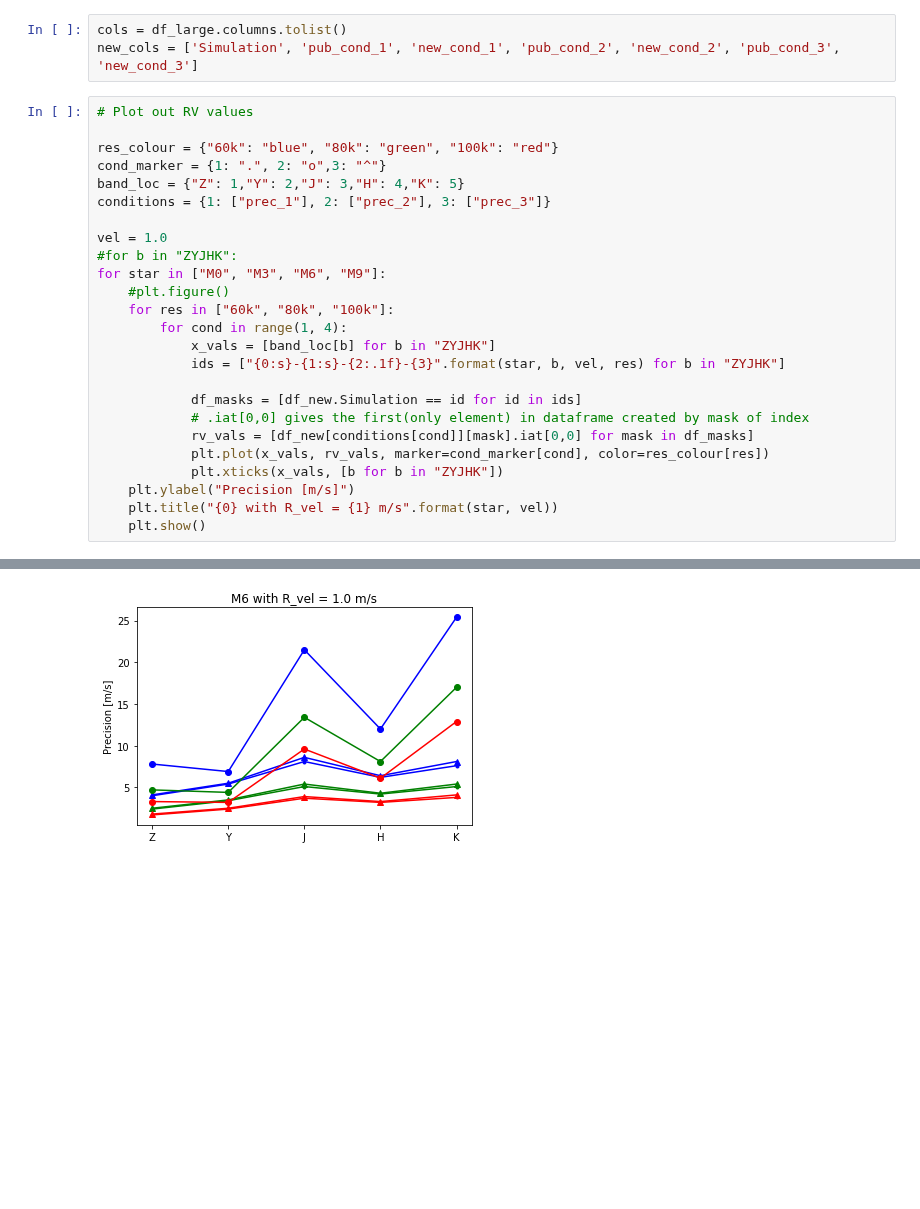
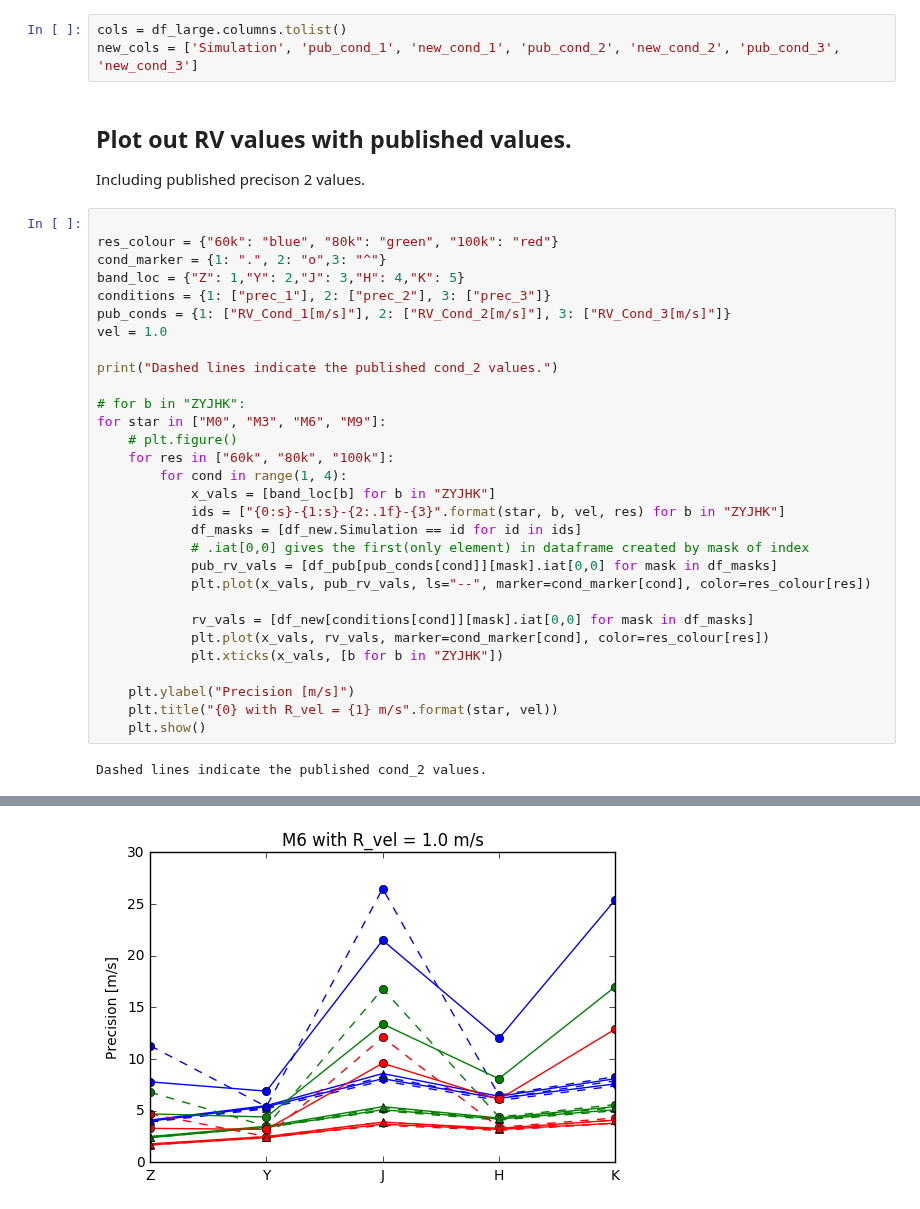
Before and after one commit to jason-neal/eniric, a Jupyter notebook: docs/Compare_precisions.ipynb, the cells around one changed output, grey strips where cells are left out. Drawn from its saved outputs; the diff is of its cells as text; blank space fills up the shorter version.

Commit message:
Add published lines.

```diff
--- a/docs/Compare_precisions.ipynb
+++ b/docs/Compare_precisions.ipynb
@@ -256,29 +256,38 @@ Simulations that have a large change in precision for condition 2.
 # %%
 cols = df_large.columns.tolist()
 new_cols = ['Simulation', 'pub_cond_1', 'new_cond_1', 'pub_cond_2', 'new_cond_2', 'pub_cond_3', 'new_cond_3']
+# %% [markdown]
+## Plot out RV values with published values.
+Including published precison 2 values.
 # %%
-# Plot out RV values
 
 res_colour = {"60k": "blue", "80k": "green", "100k": "red"}
 cond_marker = {1: ".", 2: "o",3: "^"}
 band_loc = {"Z": 1,"Y": 2,"J": 3,"H": 4,"K": 5}
 conditions = {1: ["prec_1"], 2: ["prec_2"], 3: ["prec_3"]}
+pub_conds = {1: ["RV_Cond_1[m/s]"], 2: ["RV_Cond_2[m/s]"], 3: ["RV_Cond_3[m/s]"]}
+vel = 1.0
 
-vel = 1.0
-#for b in "ZYJHK":
+print("Dashed lines indicate the published cond_2 values.")
+
+# for b in "ZYJHK":
 for star in ["M0", "M3", "M6", "M9"]:
-    #plt.figure()
+    # plt.figure()
     for res in ["60k", "80k", "100k"]:
         for cond in range(1, 4):
             x_vals = [band_loc[b] for b in "ZYJHK"]
             ids = ["{0:s}-{1:s}-{2:.1f}-{3}".format(star, b, vel, res) for b in "ZYJHK"]
-
             df_masks = [df_new.Simulation == id for id in ids]
             # .iat[0,0] gives the first(only element) in dataframe created by mask of index
+            pub_rv_vals = [df_pub[pub_conds[cond]][mask].iat[0,0] for mask in df_masks]
+            plt.plot(x_vals, pub_rv_vals, ls="--", marker=cond_marker[cond], color=res_colour[res])
+
             rv_vals = [df_new[conditions[cond]][mask].iat[0,0] for mask in df_masks]
             plt.plot(x_vals, rv_vals, marker=cond_marker[cond], color=res_colour[res])
             plt.xticks(x_vals, [b for b in "ZYJHK"])
+
     plt.ylabel("Precision [m/s]")
     plt.title("{0} with R_vel = {1} m/s".format(star, vel))
     plt.show()
 # %% [output]
+Dashed lines indicate the published cond_2 values.
@@ -287 +296 @@ for star in ["M0", "M3", "M6", "M9"]:
-[figure, old version]
+[figure, new version]
```
Also changed, not shown: parts of 4 cells of this notebook.
